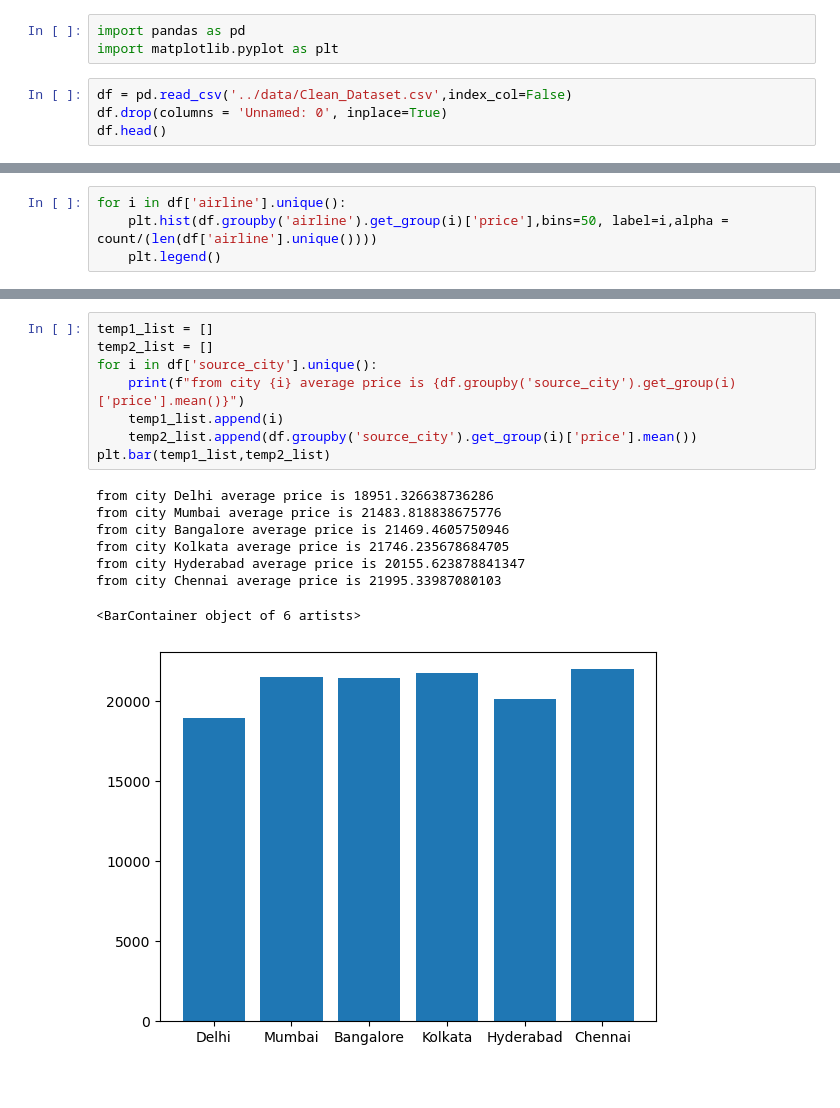
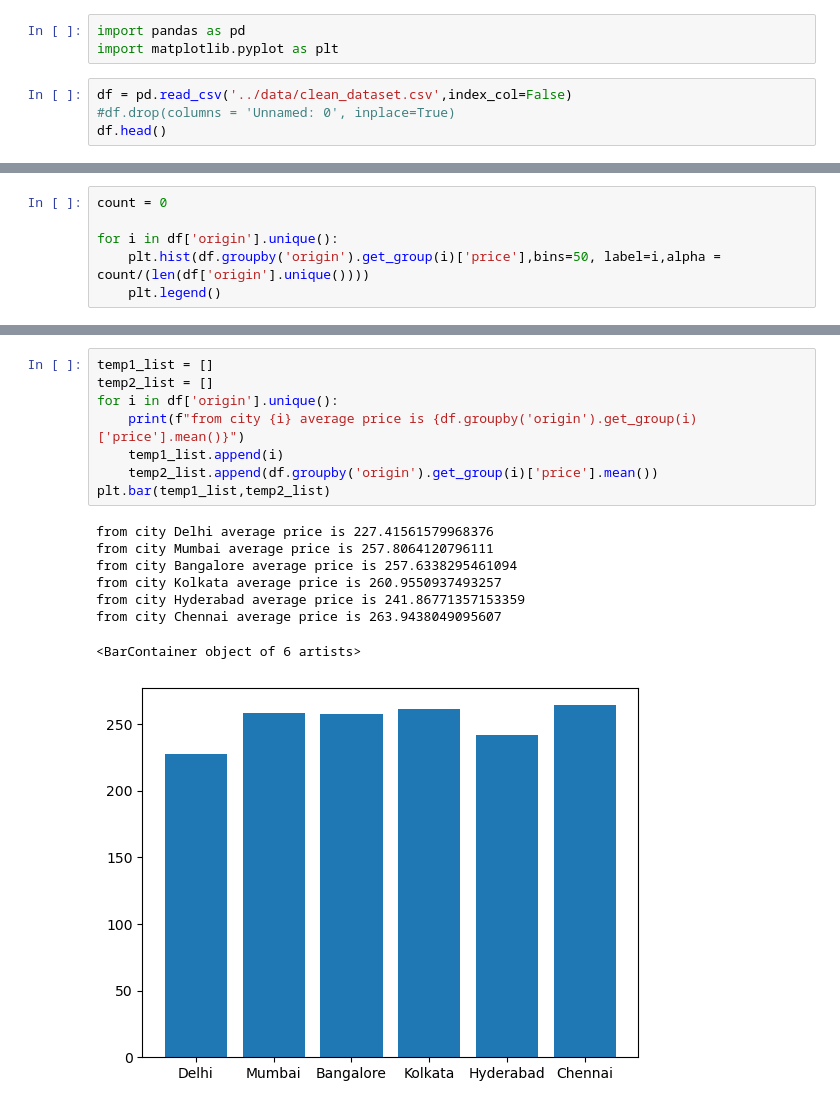
Before and after one commit to LandryHouston/Flight_Price_Prediction, a Jupyter notebook: code/EDA-Mark.ipynb, the cells around one changed output, grey strips where cells are left out. Saved outputs shown, nothing was run; the diff lists cells and outputs as text.

```diff
--- a/code/EDA-Mark.ipynb
+++ b/code/EDA-Mark.ipynb
@@ -2,7 +2,7 @@
 import pandas as pd
 import matplotlib.pyplot as plt
 # %%
-df = pd.read_csv('../data/Clean_Dataset.csv',index_col=False)
-df.drop(columns = 'Unnamed: 0', inplace=True)
+df = pd.read_csv('../data/clean_dataset.csv',index_col=False)
+#df.drop(columns = 'Unnamed: 0', inplace=True)
 df.head()
 # %% [output]
@@ -44,5 +32,7 @@ airline Air_India average price is 23507.01911190229
 # %%
-for i in df['airline'].unique():
-    plt.hist(df.groupby('airline').get_group(i)['price'],bins=50, label=i,alpha = count/(len(df['airline'].unique())))
+count = 0
+
+for i in df['origin'].unique():
+    plt.hist(df.groupby('origin').get_group(i)['price'],bins=50, label=i,alpha = count/(len(df['origin'].unique())))
     plt.legend()
 # %% [output]
@@ -50,18 +40,18 @@ for i in df['airline'].unique():
 # %%
 temp1_list = []
 temp2_list = []
-for i in df['source_city'].unique():
-    print(f"from city {i} average price is {df.groupby('source_city').get_group(i)['price'].mean()}")
+for i in df['origin'].unique():
+    print(f"from city {i} average price is {df.groupby('origin').get_group(i)['price'].mean()}")
     temp1_list.append(i)
-    temp2_list.append(df.groupby('source_city').get_group(i)['price'].mean())
+    temp2_list.append(df.groupby('origin').get_group(i)['price'].mean())
 plt.bar(temp1_list,temp2_list)
 # %% [output]
-from city Delhi average price is 18951.326638736286
-from city Mumbai average price is 21483.818838675776
-from city Bangalore average price is 21469.4605750946
-from city Kolkata average price is 21746.235678684705
-from city Hyderabad average price is 20155.623878841347
-from city Chennai average price is 21995.33987080103
+from city Delhi average price is 227.41561579968376
+from city Mumbai average price is 257.8064120796111
+from city Bangalore average price is 257.6338295461094
+from city Kolkata average price is 260.9550937493257
+from city Hyderabad average price is 241.86771357153359
+from city Chennai average price is 263.9438049095607
 <BarContainer object of 6 artists>
-[figure, old version]
+[figure, new version]
 # %%
```
Also changed, not shown: parts of 11 cells of this notebook, 14 other files.
